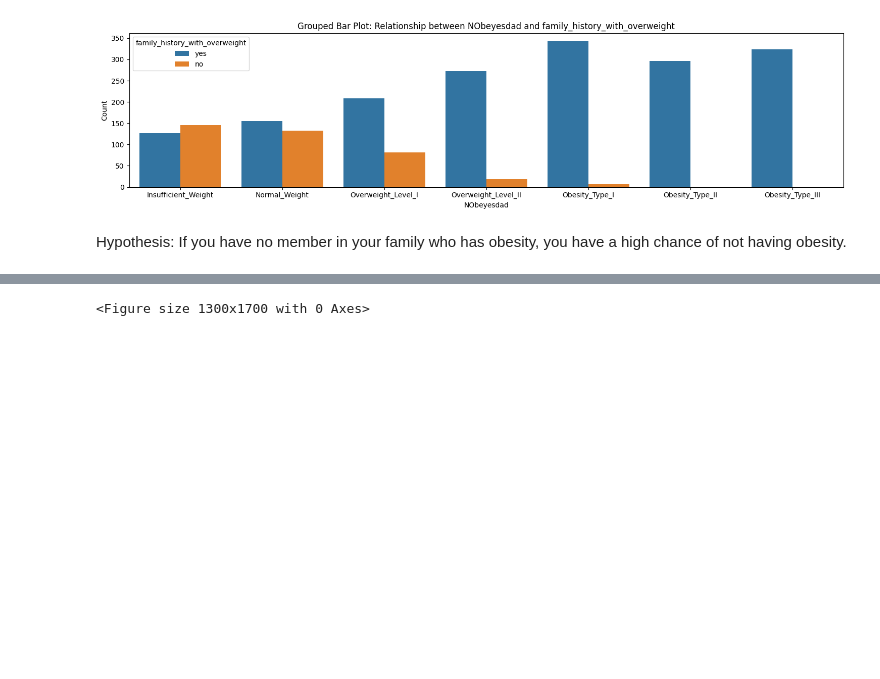
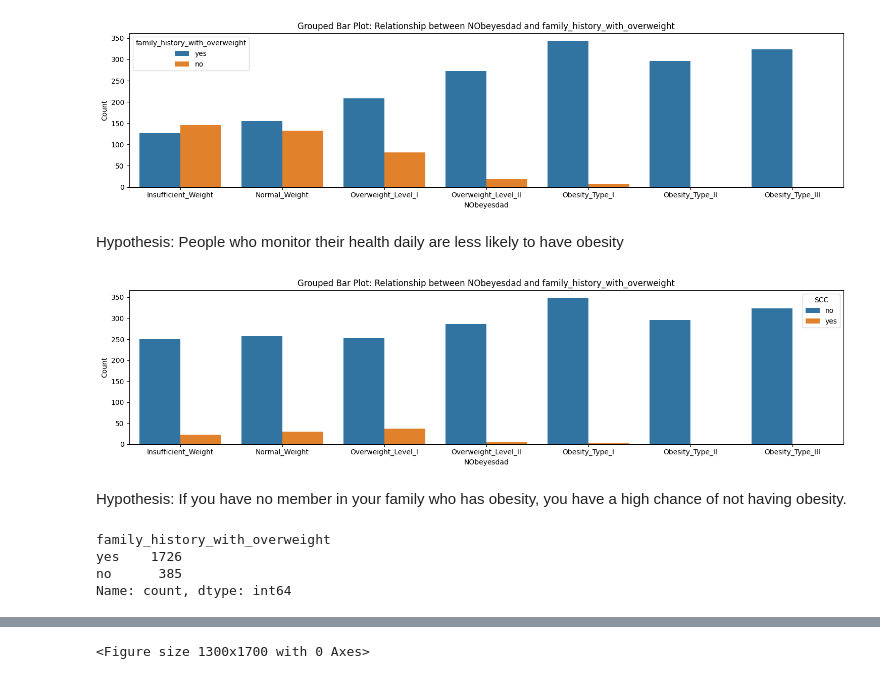
Before and after one commit to dang-nguyendd/ds_data_modelling, a Jupyter notebook: s3759957.ipynb, the cells around one changed output, grey strips where cells are left out. Drawn from its saved outputs; the diff is of its cells as text; code cells hidden in the pictures; blank space fills up the shorter version.

```diff
--- a/s3759957.ipynb
+++ b/s3759957.ipynb
@@ -371,5 +358,25 @@ plt.tight_layout()
 plt.show()
 # %% [output]
 [figure]
+# %% [markdown]
+Hypothesis: People who monitor their health daily are less likely to have obesity
+# %%
+order_nobeyesdad = ['Insufficient_Weight', 'Normal_Weight', 'Overweight_Level_I', 'Overweight_Level_II', 'Obesity_Type_I', 'Obesity_Type_II', 'Obesity_Type_III']
+plt.figure(figsize=(15, 4))
+sns.countplot(data=df, x='NObeyesdad', hue='SCC', order=order_nobeyesdad)
+plt.xlabel('NObeyesdad')
+plt.ylabel('Count')
+plt.title('Grouped Bar Plot: Relationship between NObeyesdad and family_history_with_overweight')
+plt.tight_layout()
+plt.show()
+# %% [output]
+[figure, added]
 # %% [markdown]
 Hypothesis: If you have no member in your family who has obesity, you have a high chance of not having obesity.
+# %%
+df['family_history_with_overweight'].value_counts()
+# %% [output]
+family_history_with_overweight
+yes    1726
+no      385
+Name: count, dtype: int64
```
Also changed, not shown: parts of 17 cells of this notebook.
